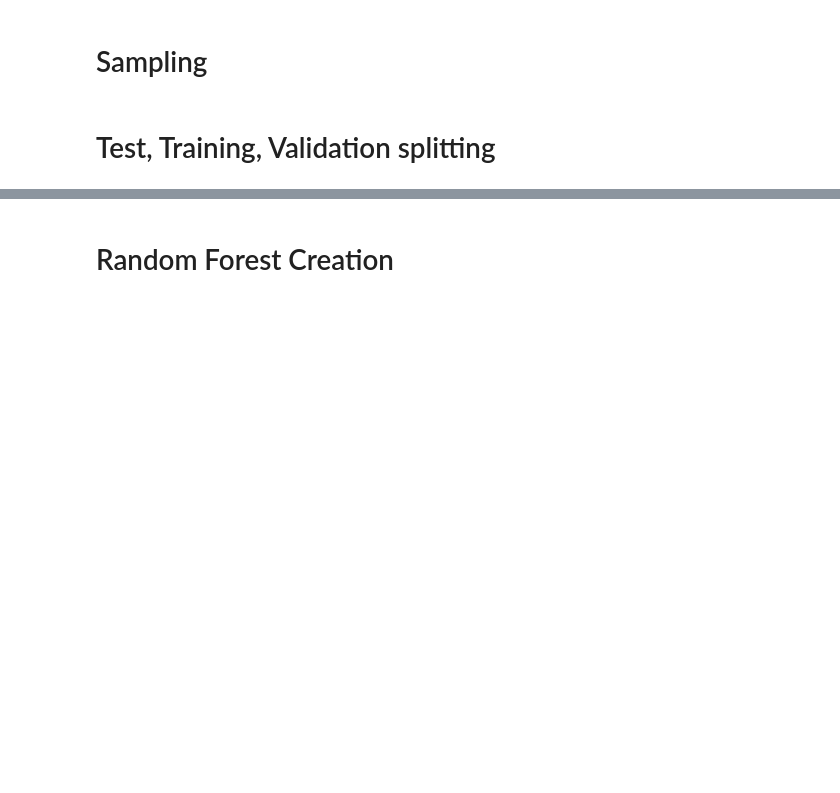
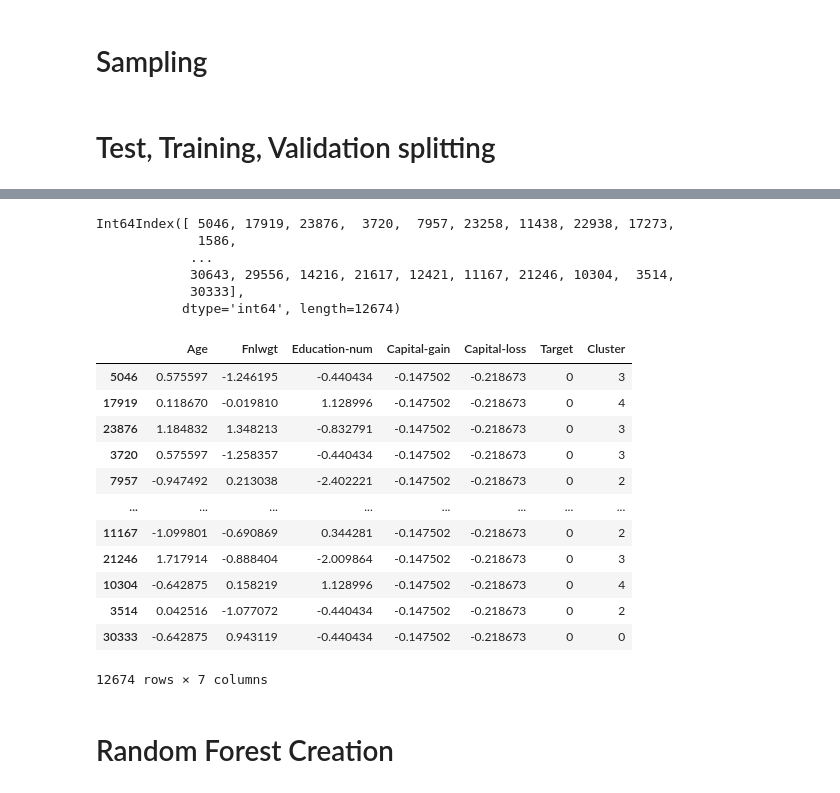
Before and after one commit to gerzin/mlem, a Jupyter notebook: notebooks/datasets/AdultDatasetPreparation.ipynb, the cells around one changed output, grey strips where cells are left out. Saved outputs shown, nothing was run; the diff lists cells and outputs as text; code cells hidden in the pictures; blank space fills up the shorter version.

```diff
--- a/notebooks/datasets/AdultDatasetPreparation.ipynb
+++ b/notebooks/datasets/AdultDatasetPreparation.ipynb
@@ -355,2 +446,27 @@ Name: Cluster, dtype: int64
+# %%
+train_0.index
+# %% [output]
+Int64Index([ 5046, 17919, 23876,  3720,  7957, 23258, 11438, 22938, 17273,
+             1586,
+            ...
+            30643, 29556, 14216, 21617, 12421, 11167, 21246, 10304,  3514,
+            30333],
+           dtype='int64', length=12674)
+# %%
+train_0
+# %% [output]
+|  | Age | Fnlwgt | Education-num | Capital-gain | Capital-loss | Target | Cluster |
+| 5046 | 0.575597 | -1.246195 | -0.440434 | -0.147502 | -0.218673 | 0 | 3 |
+| 17919 | 0.118670 | -0.019810 | 1.128996 | -0.147502 | -0.218673 | 0 | 4 |
+| 23876 | 1.184832 | 1.348213 | -0.832791 | -0.147502 | -0.218673 | 0 | 3 |
+| 3720 | 0.575597 | -1.258357 | -0.440434 | -0.147502 | -0.218673 | 0 | 3 |
+| 7957 | -0.947492 | 0.213038 | -2.402221 | -0.147502 | -0.218673 | 0 | 2 |
+| ... | ... | ... | ... | ... | ... | ... | ... |
+| 11167 | -1.099801 | -0.690869 | 0.344281 | -0.147502 | -0.218673 | 0 | 2 |
+| 21246 | 1.717914 | -0.888404 | -2.009864 | -0.147502 | -0.218673 | 0 | 3 |
+| 10304 | -0.642875 | 0.158219 | 1.128996 | -0.147502 | -0.218673 | 0 | 4 |
+| 3514 | 0.042516 | -1.077072 | -0.440434 | -0.147502 | -0.218673 | 0 | 2 |
+| 30333 | -0.642875 | 0.943119 | -0.440434 | -0.147502 | -0.218673 | 0 | 0 |
+12674 rows × 7 columns
 # %% [markdown]
 # Random Forest Creation
```
Also changed, not shown: parts of 16 cells of this notebook.
